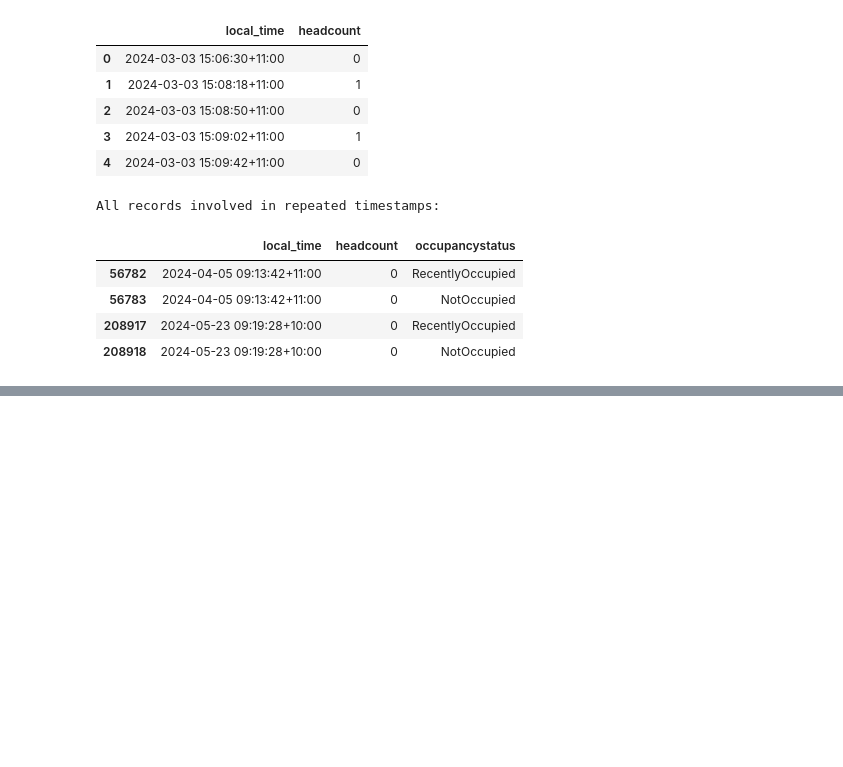
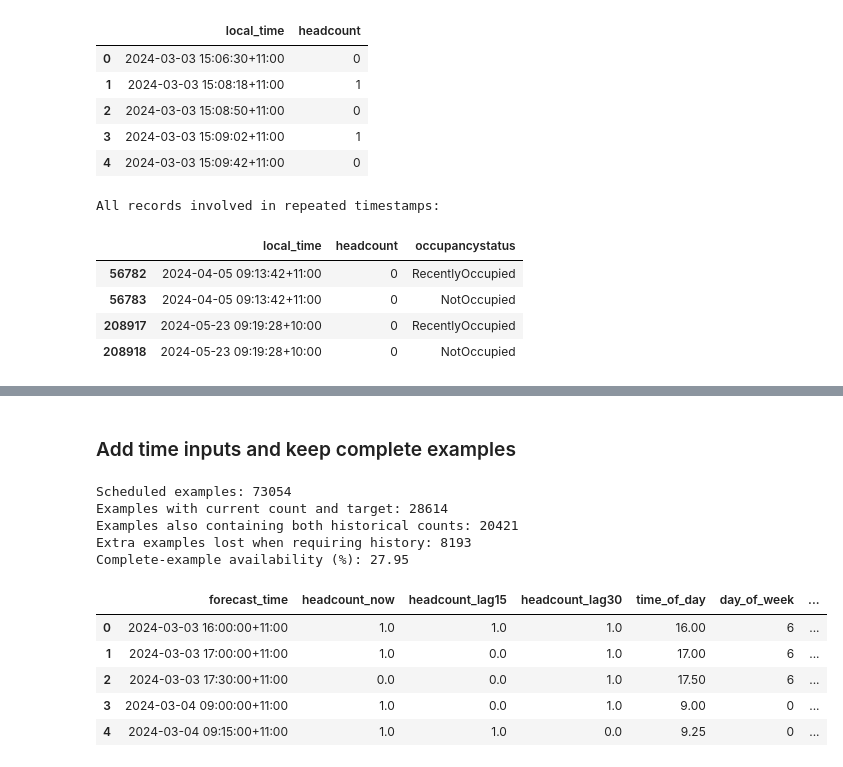
Before and after one commit to Chris-Christo/mma3001_project, a Jupyter notebook: notebooks/2_prepare_occupancy_data.ipynb, the cells around one changed output, grey strips where cells are left out. Saved outputs shown, nothing was run; the diff lists cells and outputs as text; code cells hidden in the pictures; blank space fills up the shorter version.

Commit message:
Improve code comments and docstrings and verify tests

```diff
--- a/notebooks/2_prepare_occupancy_data.ipynb
+++ b/notebooks/2_prepare_occupancy_data.ipynb
@@ -166,0 +294,51 @@ All records involved in repeated timestamps:
+# %% [markdown]
+### Add time inputs and keep complete examples
+# %%
+# Use the scheduled forecast time, not the age of the latest sensor reading.
+examples["time_of_day"] = (
+    examples["forecast_time"].dt.hour
+    + examples["forecast_time"].dt.minute / 60
+)
+examples["day_of_week"] = examples["forecast_time"].dt.dayofweek
+
+# List model inputs explicitly so future targets and audit fields stay out.
+feature_columns = [
+    "headcount_now", "headcount_lag15", "headcount_lag30",
+    "time_of_day", "day_of_week"
+]
+target_column = "target_headcount"
+count_columns = list(lookup_offsets)
+
+# Measure how many examples are lost when the two historical counts are required.
+current_target_available = examples[
+    ["headcount_now", target_column]
+].notna().all(axis=1)
+
+# Require recorded counts rather than inventing missing inputs or future targets.
+model_data = examples.dropna(subset=count_columns).copy()
+model_data = model_data.reset_index(drop=True)
+
+print("Scheduled examples:", len(examples))
+print("Examples with current count and target:", int(current_target_available.sum()))
+print("Examples also containing both historical counts:", len(model_data))
+print("Extra examples lost when requiring history:",
+      int(current_target_available.sum()) - len(model_data))
+print("Complete-example availability (%):", round(100 * len(model_data) / len(examples), 2))
+
+# Preview early training rows without displaying final test targets.
+training_preview = model_data[model_data["target_time"] < validation_start]
+display(training_preview[
+    ["forecast_time"] + feature_columns + [target_column]
+].head())
+# %% [output]
+Scheduled examples: 73054
+Examples with current count and target: 28614
+Examples also containing both historical counts: 20421
+Extra examples lost when requiring history: 8193
+Complete-example availability (%): 27.95
+|  | forecast_time | headcount_now | headcount_lag15 | headcount_lag30 | time_of_day | day_of_week | ... |
+| 0 | 2024-03-03 16:00:00+11:00 | 1.0 | 1.0 | 1.0 | 16.00 | 6 | ... |
+| 1 | 2024-03-03 17:00:00+11:00 | 1.0 | 0.0 | 1.0 | 17.00 | 6 | ... |
+| 2 | 2024-03-03 17:30:00+11:00 | 0.0 | 0.0 | 1.0 | 17.50 | 6 | ... |
+| 3 | 2024-03-04 09:00:00+11:00 | 1.0 | 0.0 | 1.0 | 9.00 | 0 | ... |
+| 4 | 2024-03-04 09:15:00+11:00 | 1.0 | 1.0 | 0.0 | 9.25 | 0 | ... |
```
Also changed, not shown: parts of 19 cells of this notebook, 15 other files.
